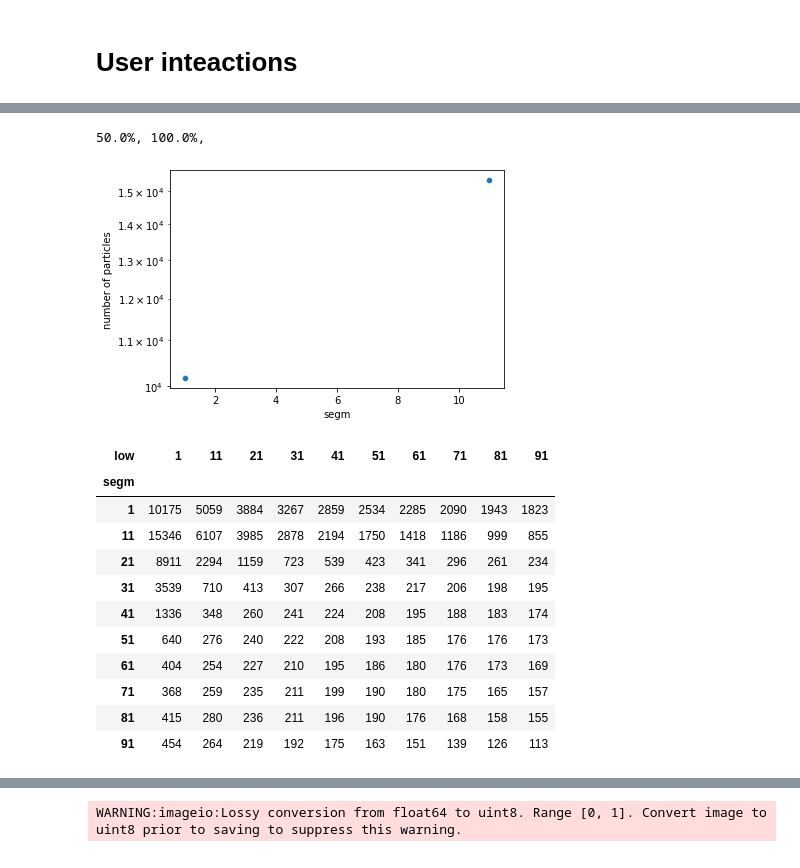
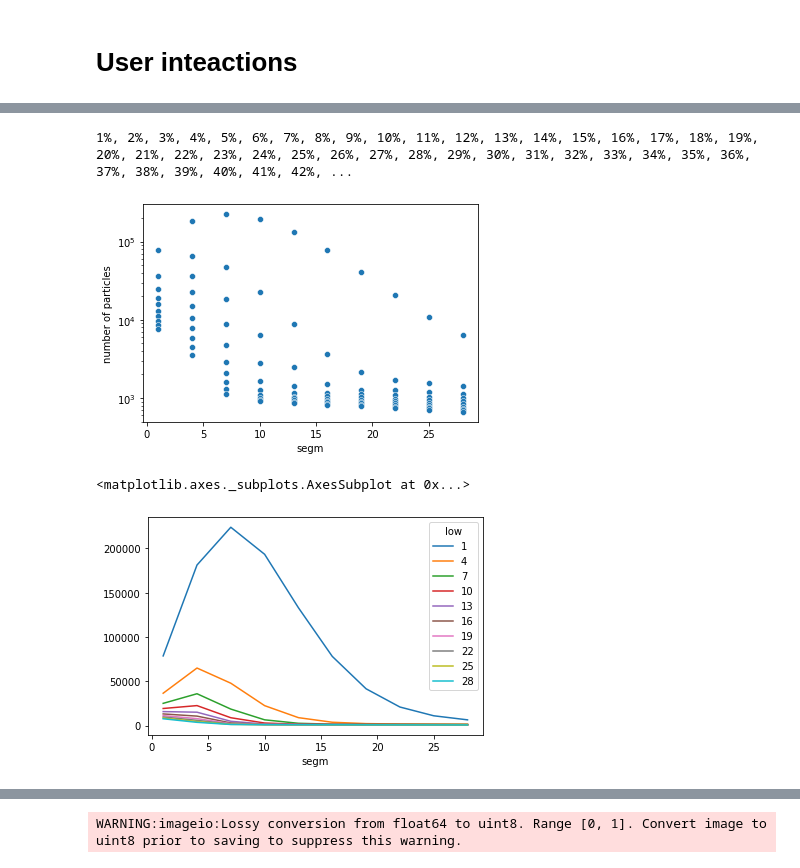
Before and after one commit to kozz84/Image-analysis, a Jupyter notebook: Image_analysis_2.ipynb, the cells around one changed output, grey strips where cells are left out. Cells and saved outputs as stored; diff of their text form; code cells hidden in the pictures.

```diff
--- a/Image_analysis_2.ipynb
+++ b/Image_analysis_2.ipynb
@@ -50,11 +50,13 @@ def loadfile(filepath):
             round(width*float(sem_dict['PixelSize']),0),
             'x',
             round(height*float(sem_dict['PixelSize']),0))
+        print('IMAGE AREA [nm]:', width*float(sem_dict['PixelSize'])*height*float(sem_dict['PixelSize']))
+        image_area = width*float(sem_dict['PixelSize'])*height*float(sem_dict['PixelSize'])
     plt.figure(figsize=(10,10))
     plt.axis('off')
     plt.imshow(img,vmax=255, cmap='gray')
     plt.show()
-    return img, sem_dict,width, height,pixelsize
+    return img, sem_dict,width, height,pixelsize,image_area
 # %%
 def image_info(img):
     im = img.copy()
@@ -188,13 +190,13 @@ def segmentation(low,denoise=6,small=10,erosion=1):
     img_segm = (img2 > np.median(img_denoised)+low) & (img_denoised <= 255)
     img_segm = morphology.remove_small_objects(img_segm, small)
     img_segm = morphology.area_closing(img_segm)
-    for i in range(erosion):
-        img_segm = morphology.binary_erosion(img_segm)
-    img_segm = morphology.remove_small_objects(img_segm, small)
-    for i in range(erosion-1):
-        img_segm = morphology.binary_dilation(img_segm)
-    img_segm = morphology.binary_dilation(img_segm)
-    img_segm = morphology.binary_erosion(img_segm)
+    #for i in range(erosion):
+    #    img_segm = morphology.binary_erosion(img_segm)
+    #img_segm = morphology.remove_small_objects(img_segm, small)
+    #for i in range(erosion-1):
+    #    img_segm = morphology.binary_dilation(img_segm)
+    #img_segm = morphology.binary_dilation(img_segm)
+    #img_segm = morphology.binary_erosion(img_segm)
     #plt.imshow(img_segm[1000:1500,500:1000])
     #plt.axis('off')
     #plt.show()
@@ -239,8 +256,14 @@ def label_img():
     csv_file_name=sem_dict['ImageName'].split('.')[0]
     data_nm.to_csv(csv_file_name)
     return img2_label, img2_label_overlay, data_nm
+# %%
+def quick_label_img():
+    img2_label = label(img_segm)
+    img2_label = clear_border(img2_label, mask=mask)
+    particles = img2_label.max()
+    return particles
 # %% [markdown]
 # User inteactions
 # %%
-img,sem_dict,width, height,pixelsize = loadfile('/content/drive/MyDrive/CIOP/images/CUMP_GORA_i003.tif')
+img,sem_dict,width, height,pixelsize,image_area = loadfile('/content/drive/MyDrive/CIOP/images/210902_#6_100_10_1um_i004.tif')
 # %% [output]
@@ -282,48 +300,36 @@ histograms()
 # %%
 show_images = False
-max_cutoff = 20
-min_size = 10
-step=10
+max_cutoff = 30
+min_size = 30
+step=3
 do_fitting = True
 particles = []
 counter=0
 if show_images and do_fitting:
     plt.imshow(img[1000:1500,500:1000],vmin=0,cmap='gray')
     plt.text(440,30,'img',backgroundcolor='white')
     plt.axis('off')
     plt.show()
 if do_fitting:
     for i in range(1,max_cutoff+1,step):
         for j in range(1,min_size+1,step):
             counter+=1
-            print(counter/((max_cutoff/step)*(min_size/step))*100, end = '%, ')
+            print(round(counter/((max_cutoff/step)*(min_size/step))*100), end = '%, ')
             img_segm = segmentation(i,6,j,1)
-            img2_label, img2_label_overlay, data_nm = label_img()
+            #img2_label, img2_label_overlay, data_nm = label_img()
             if show_images:
                 plt.imshow(img_segm[1000:1500,500:1000],vmin=0,cmap='gray')
                 plt.text(450,50,i,backgroundcolor='white')
                 plt.axis('off')
                 plt.show()
-            particles.append([i,j,len(data_nm)])
+            n_particles = quick_label_img()
+            particles.append([i,j,n_particles])
     particles = pd.DataFrame(particles, columns=(['segm','low','number of particles']))
-    sns.scatterplot(data=particles,x='segm',y='number of particles')
-    plt.yscale('log')
-    yinterp = np.interp(particles['segm'], particles['segm'], particles['number of particles'])
 # %% [output]
-50.0%, 100.0%,
+1%, 2%, 3%, 4%, 5%, 6%, 7%, 8%, 9%, 10%, 11%, 12%, 13%, 14%, 15%, 16%, 17%, 18%, 19%, 20%, 21%, 22%, 23%, 24%, 25%, 26%, 27%, 28%, 29%, 30%, 31%, 32%, 33%, 34%, 35%, 36%, 37%, 38%, 39%, 40%, 41%, 42%, ...
-[figure, old version]
+[figure, new version]
 # %%
-pd.pivot_table(particles,'number of particles', index='segm',columns='low')
+pd.pivot_table(particles,'number of particles', index='segm',columns='low').plot()
 # %% [output]
-| low | 1 | 11 | 21 | 31 | 41 | 51 | 61 | 71 | 81 | 91 |
-| segm |  |  |  |  |  |  |  |  |  |  |
-| 1 | 10175 | 5059 | 3884 | 3267 | 2859 | 2534 | 2285 | 2090 | 1943 | 1823 |
-| 11 | 15346 | 6107 | 3985 | 2878 | 2194 | 1750 | 1418 | 1186 | 999 | 855 |
-| 21 | 8911 | 2294 | 1159 | 723 | 539 | 423 | 341 | 296 | 261 | 234 |
-| 31 | 3539 | 710 | 413 | 307 | 266 | 238 | 217 | 206 | 198 | 195 |
-| 41 | 1336 | 348 | 260 | 241 | 224 | 208 | 195 | 188 | 183 | 174 |
-| 51 | 640 | 276 | 240 | 222 | 208 | 193 | 185 | 176 | 176 | 173 |
-| 61 | 404 | 254 | 227 | 210 | 195 | 186 | 180 | 176 | 173 | 169 |
-| 71 | 368 | 259 | 235 | 211 | 199 | 190 | 180 | 175 | 165 | 157 |
-| 81 | 415 | 280 | 236 | 211 | 196 | 190 | 176 | 168 | 158 | 155 |
-| 91 | 454 | 264 | 219 | 192 | 175 | 163 | 151 | 139 | 126 | 113 |
+<matplotlib.axes._subplots.AxesSubplot at 0x...>
+[figure, added]
```
Also changed, not shown: parts of 17 cells of this notebook.
